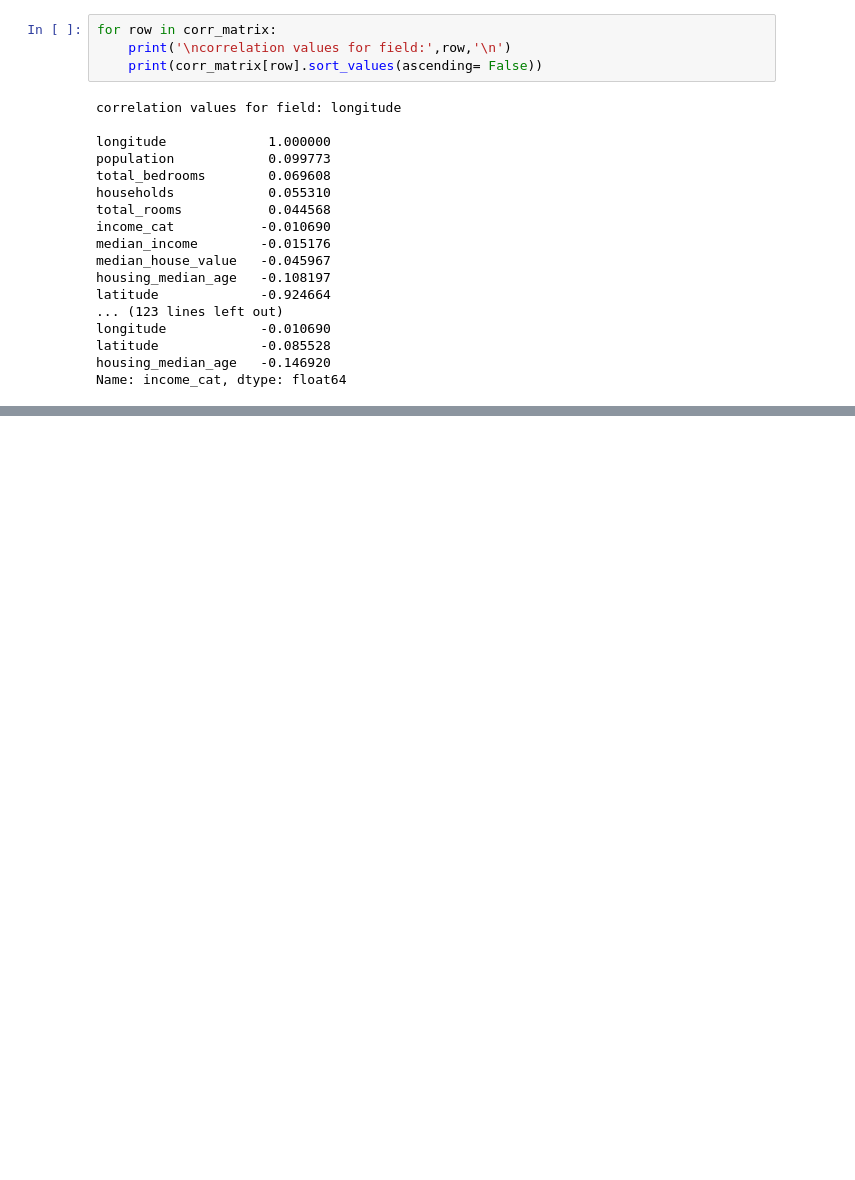
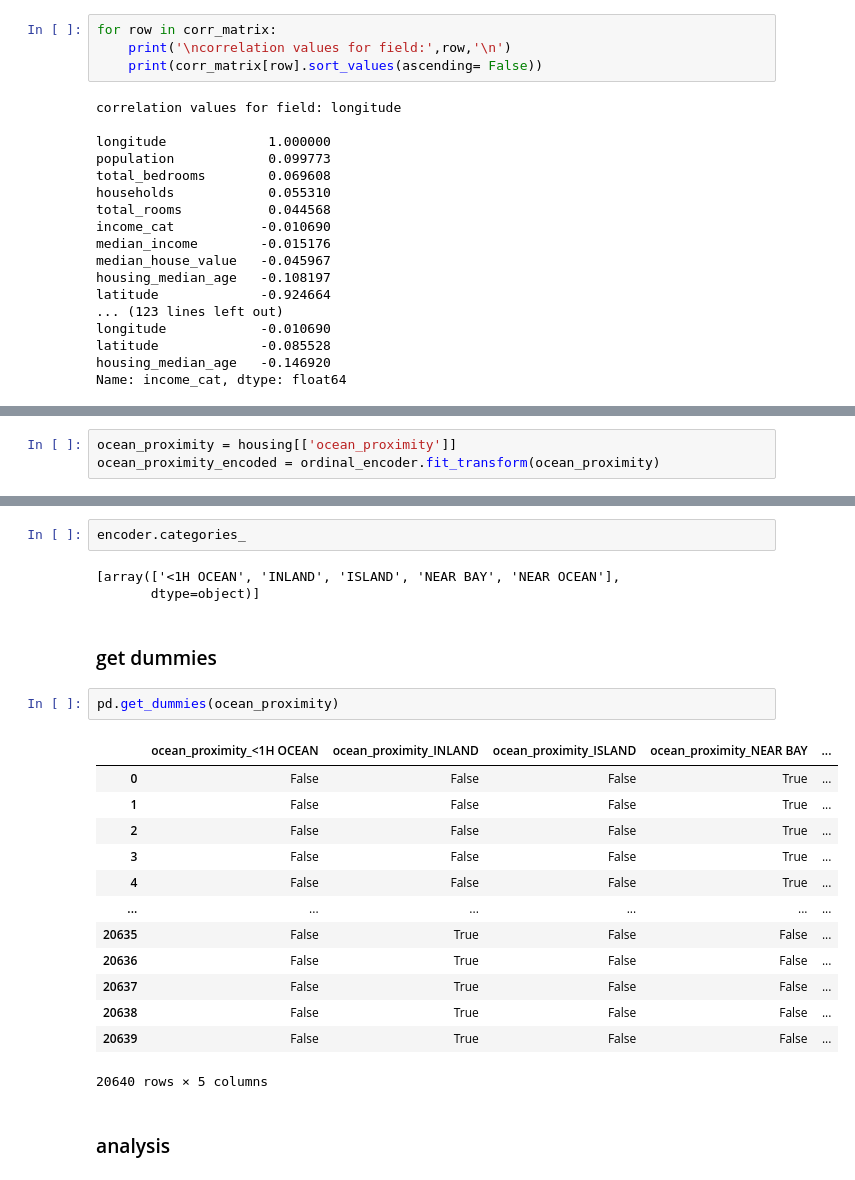
Before and after one commit to Peddinti-Sriram-Bharadwaj/ml, a Jupyter notebook: housing.ipynb, the cells around one changed output, grey strips where cells are left out. Drawn from its saved outputs; the diff is of its cells as text; blank space fills up the shorter version.

```diff
--- a/housing.ipynb
+++ b/housing.ipynb
@@ -267,0 +464,3 @@ Name: income_cat, dtype: float64
+# %%
+ocean_proximity = housing[['ocean_proximity']]
+ocean_proximity_encoded = ordinal_encoder.fit_transform(ocean_proximity)
@@ -267,0 +496,25 @@ Name: income_cat, dtype: float64
+# %%
+encoder.categories_
+# %% [output]
+[array(['<1H OCEAN', 'INLAND', 'ISLAND', 'NEAR BAY', 'NEAR OCEAN'],
+       dtype=object)]
+# %% [markdown]
+### get dummies
+# %%
+pd.get_dummies(ocean_proximity)
+# %% [output]
+|  | ocean_proximity_<1H OCEAN | ocean_proximity_INLAND | ocean_proximity_ISLAND | ocean_proximity_NEAR BAY | ... |
+| 0 | False | False | False | True | ... |
+| 1 | False | False | False | True | ... |
+| 2 | False | False | False | True | ... |
+| 3 | False | False | False | True | ... |
+| 4 | False | False | False | True | ... |
+| ... | ... | ... | ... | ... | ... |
+| 20635 | False | True | False | False | ... |
+| 20636 | False | True | False | False | ... |
+| 20637 | False | True | False | False | ... |
+| 20638 | False | True | False | False | ... |
+| 20639 | False | True | False | False | ... |
+20640 rows × 5 columns
+# %% [markdown]
+### analysis
```
Also changed, not shown: parts of 42 cells of this notebook.
